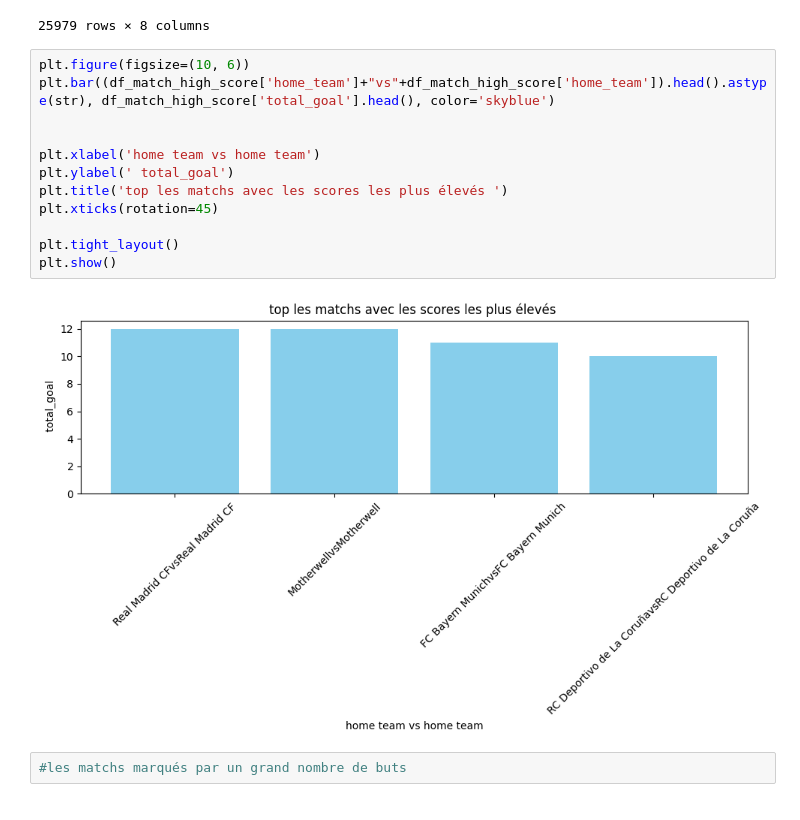
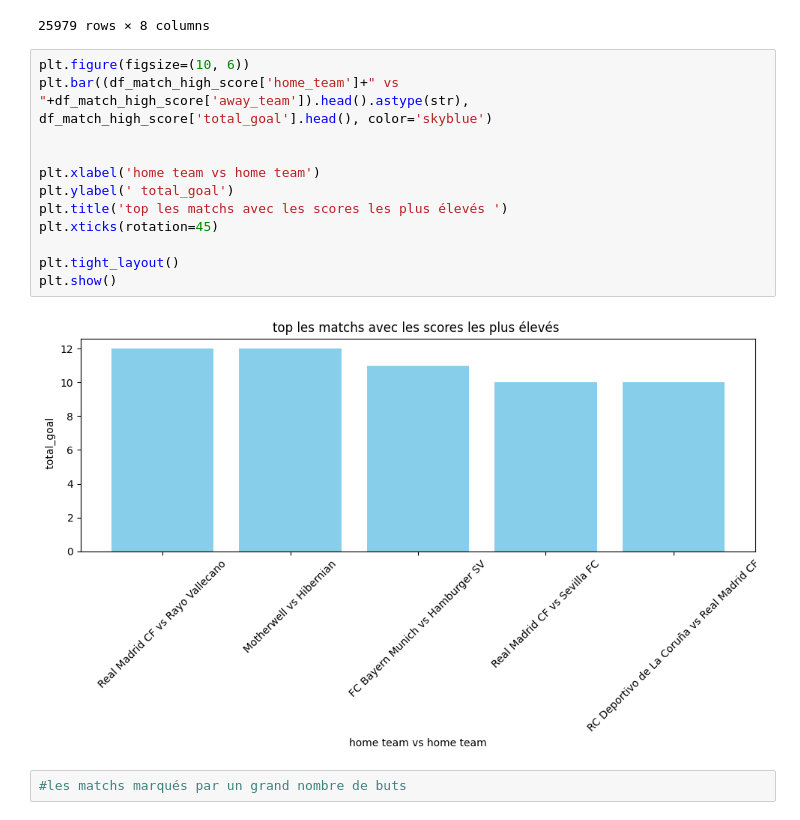
Before and after one commit to rahiqi-al/football-_clustering, a Jupyter notebook: general_vis.ipynb, the cells around one changed output. Drawn from its saved outputs; the diff is of its cells as text.

```diff
--- a/general_vis.ipynb
+++ b/general_vis.ipynb
@@ -274,18 +274,18 @@ See the caveats in the documentation: https://pandas.pydata.org/pandas-docs/stab
 25979 rows × 8 columns
 # %%
 plt.figure(figsize=(10, 6))
-plt.bar((df_match_high_score['home_team']+"vs"+df_match_high_score['home_team']).head().astype(str), df_match_high_score['total_goal'].head(), color='skyblue')
+plt.bar((df_match_high_score['home_team']+" vs "+df_match_high_score['away_team']).head().astype(str), df_match_high_score['total_goal'].head(), color='skyblue')
 
 
 plt.xlabel('home team vs home team')
 plt.ylabel(' total_goal')
 plt.title('top les matchs avec les scores les plus élevés ')
 plt.xticks(rotation=45)
 
 plt.tight_layout()
 plt.show()
 # %% [output]
-[figure, old version]
+[figure, new version]
 # %%
 #les matchs marqués par un grand nombre de buts
 # %%
```
